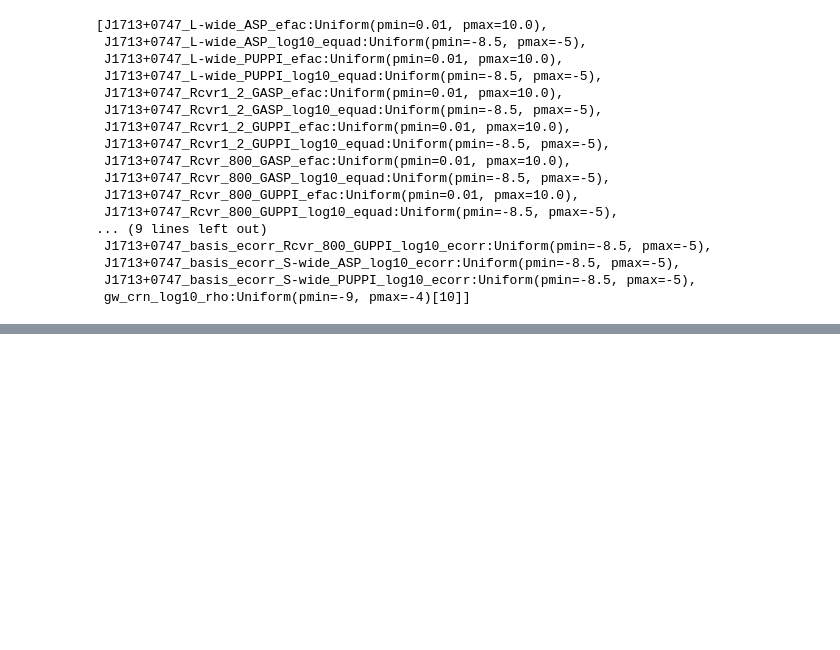
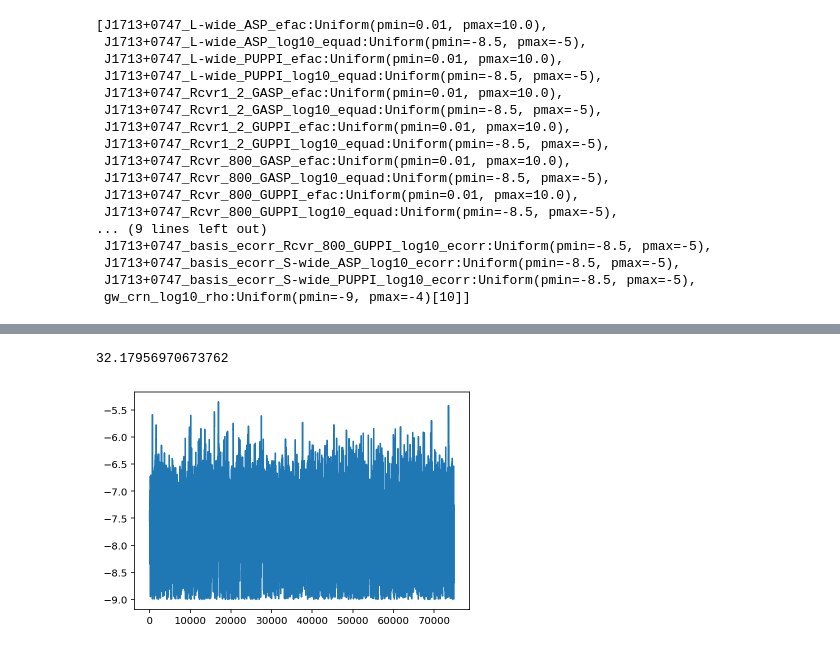
Before and after one commit to stevertaylor/pulsar_timing_gibbsspec, a Jupyter notebook: pta_gibbs_freespec.ipynb, the cells around one changed output, grey strips where cells are left out. Saved outputs shown, nothing was run; the diff lists cells and outputs as text; code cells hidden in the pictures; blank space fills up the shorter version.

```diff
--- a/pta_gibbs_freespec.ipynb
+++ b/pta_gibbs_freespec.ipynb
@@ -822,0 +838,12 @@ array([[-0.83610242, -0.54857338,  0.91732705, ...,  0.87101873,
+# %%
+chain_hmodel_1713 = np.loadtxt('./hmodel_nano9_1713/chain_1.txt')
+pars = np.loadtxt('./hmodel_nano9_1713/pars.txt',dtype=np.unicode_)
+# %%
+idx = list(pars).index('gw_crn_log10_rho_0')
+# %%
+burn = int(0.25*len(chain_hmodel_1713))
+plt.plot(chain_hmodel_1713[burn:,idx]);
+print(acor.acor(chain_hmodel_1713[burn:,idx])[0])
+# %% [output]
+32.17956970673762
+[figure, added]
```
Also changed, not shown: parts of 19 cells of this notebook.
